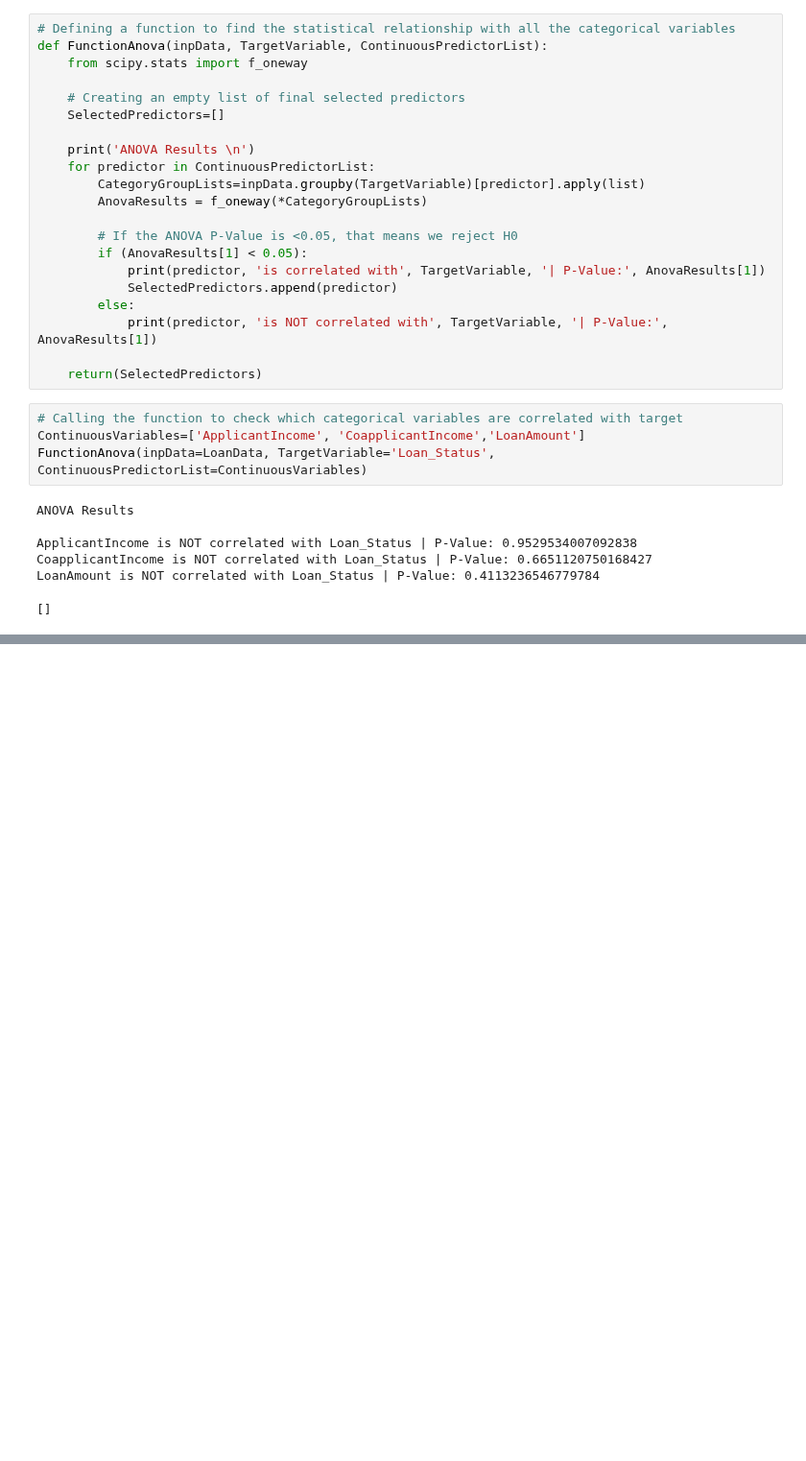
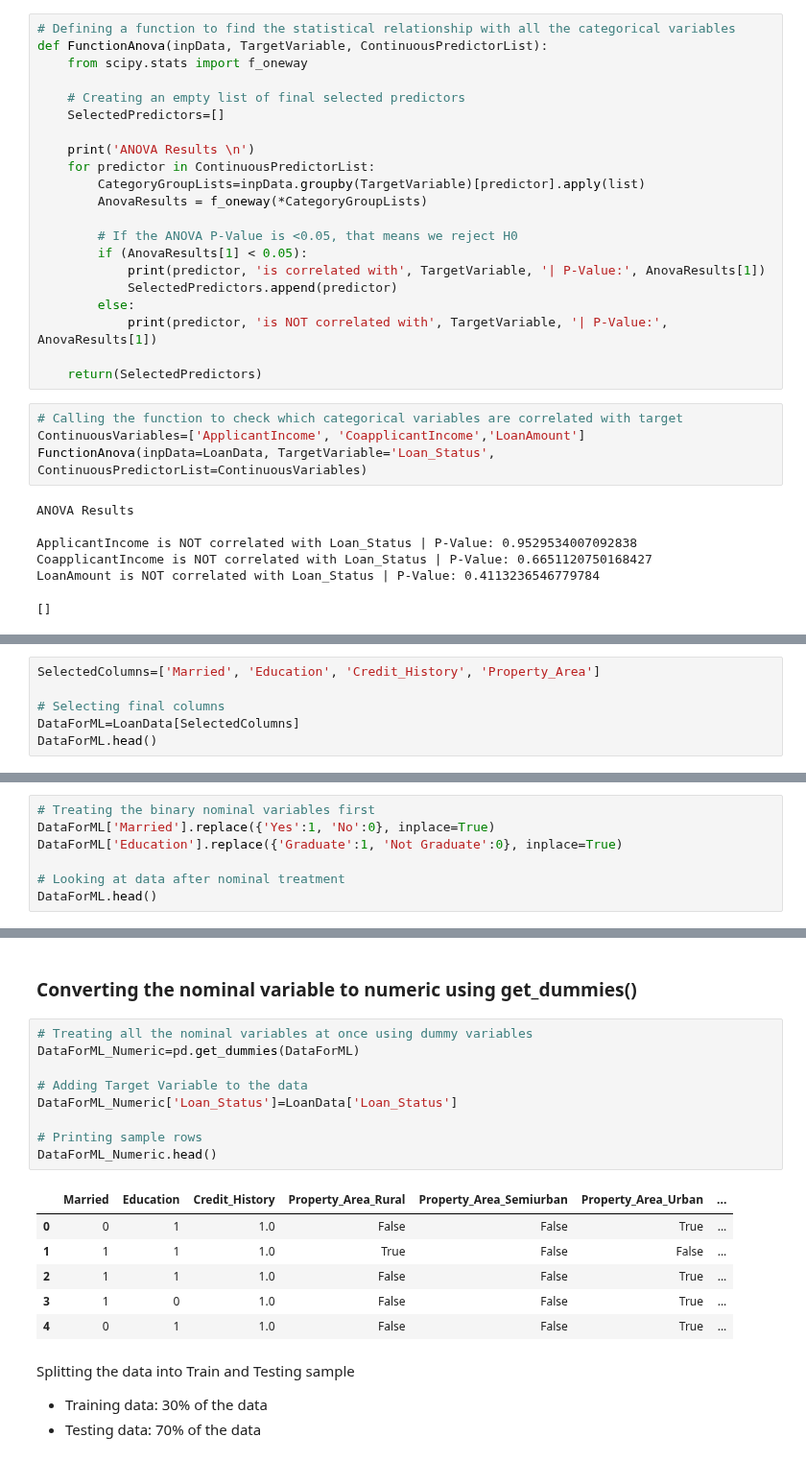
Before and after one commit to anish3565/Case_Studies, a Jupyter notebook: Classification/2. LoanApprovalData.ipynb, the cells around one changed output, grey strips where cells are left out. Shown at 96% size. Drawn from its saved outputs; the diff is of its cells as text; blank space fills up the shorter version.

```diff
--- a/Classification/2. LoanApprovalData.ipynb
+++ b/Classification/2. LoanApprovalData.ipynb
@@ -489,0 +592,6 @@ LoanAmount is NOT correlated with Loan_Status | P-Value: 0.4113236546779784
+# %%
+SelectedColumns=['Married', 'Education', 'Credit_History', 'Property_Area']
+
+# Selecting final columns
+DataForML=LoanData[SelectedColumns]
+DataForML.head()
@@ -489,0 +620,7 @@ LoanAmount is NOT correlated with Loan_Status | P-Value: 0.4113236546779784
+# %%
+# Treating the binary nominal variables first
+DataForML['Married'].replace({'Yes':1, 'No':0}, inplace=True)
+DataForML['Education'].replace({'Graduate':1, 'Not Graduate':0}, inplace=True)
+
+# Looking at data after nominal treatment
+DataForML.head()
@@ -489,0 +634,22 @@ LoanAmount is NOT correlated with Loan_Status | P-Value: 0.4113236546779784
+# %% [markdown]
+### **Converting the nominal variable to numeric using get_dummies()**
+# %%
+# Treating all the nominal variables at once using dummy variables
+DataForML_Numeric=pd.get_dummies(DataForML)
+
+# Adding Target Variable to the data
+DataForML_Numeric['Loan_Status']=LoanData['Loan_Status']
+
+# Printing sample rows
+DataForML_Numeric.head()
+# %% [output]
+|  | Married | Education | Credit_History | Property_Area_Rural | Property_Area_Semiurban | Property_Area_Urban | ... |
+| 0 | 0 | 1 | 1.0 | False | False | True | ... |
+| 1 | 1 | 1 | 1.0 | True | False | False | ... |
+| 2 | 1 | 1 | 1.0 | False | False | True | ... |
+| 3 | 1 | 0 | 1.0 | False | False | True | ... |
+| 4 | 0 | 1 | 1.0 | False | False | True | ... |
+# %% [markdown]
+Splitting the data into Train and Testing sample
+- Training data: 30% of the data
+- Testing data: 70% of the data
```
Also changed, not shown: parts of 20 cells of this notebook.
